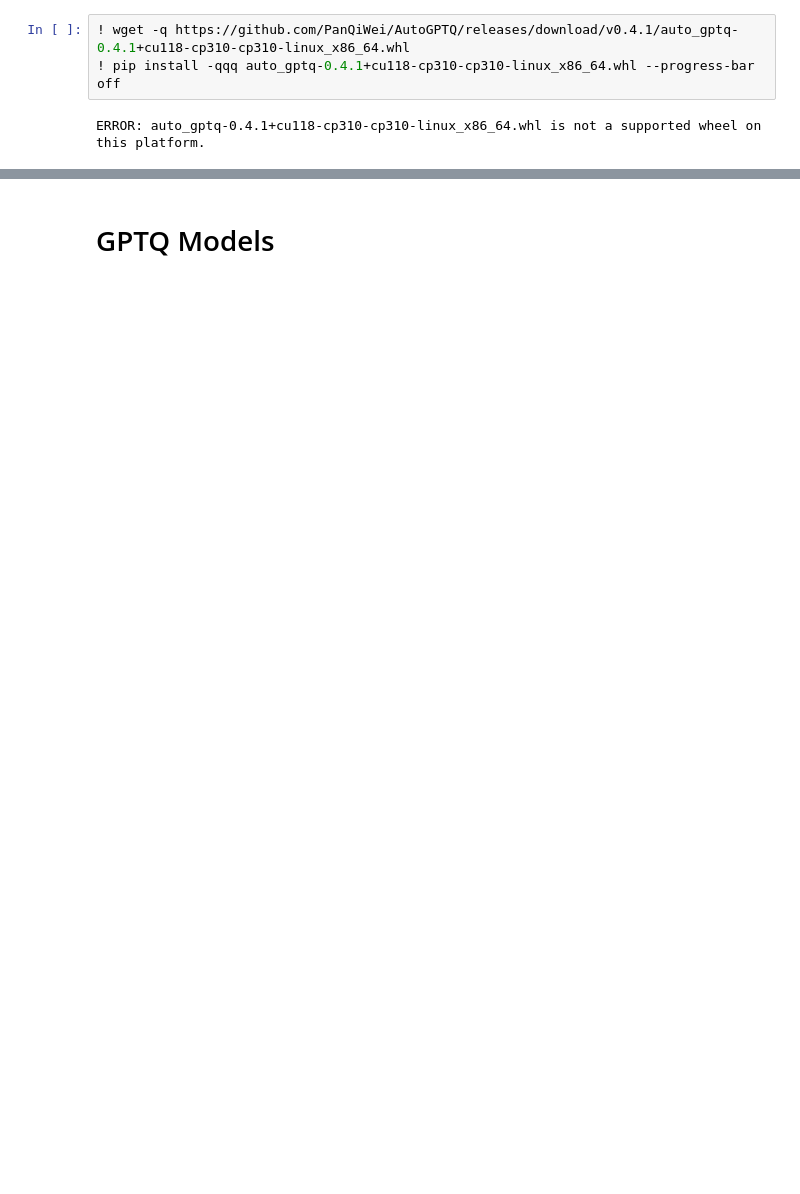
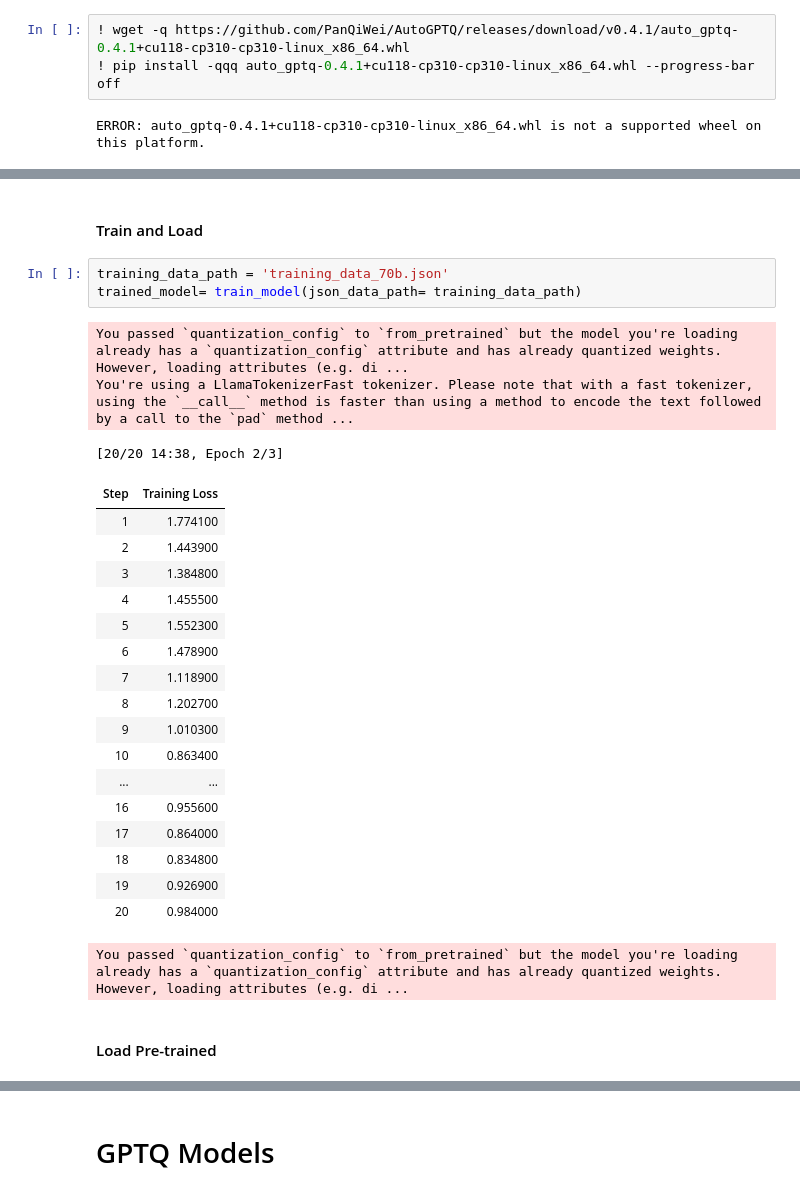
Before and after one commit to polyexplorer/open-llm, a Jupyter notebook: pdf_talk_v2.ipynb, the cells around one changed output, grey strips where cells are left out. Saved outputs shown, nothing was run; the diff lists cells and outputs as text; blank space fills up the shorter version.

Commit message:
Training Data + Updates

```diff
--- a/pdf_talk_v2.ipynb
+++ b/pdf_talk_v2.ipynb
@@ -158,0 +375,29 @@ qa_chain = RetrievalQA.from_chain_type(
+# %% [markdown]
+#### Train and Load
+# %%
+training_data_path = 'training_data_70b.json'
+trained_model= train_model(json_data_path= training_data_path)
+# %% [output]
+You passed `quantization_config` to `from_pretrained` but the model you're loading already has a `quantization_config` attribute and has already quantized weights. However, loading attributes (e.g. di ...
+You're using a LlamaTokenizerFast tokenizer. Please note that with a fast tokenizer, using the `__call__` method is faster than using a method to encode the text followed by a call to the `pad` method ...
+[20/20 14:38, Epoch 2/3]
+| Step | Training Loss |
+| 1 | 1.774100 |
+| 2 | 1.443900 |
+| 3 | 1.384800 |
+| 4 | 1.455500 |
+| 5 | 1.552300 |
+| 6 | 1.478900 |
+| 7 | 1.118900 |
+| 8 | 1.202700 |
+| 9 | 1.010300 |
+| 10 | 0.863400 |
+| ... | ... |
+| 16 | 0.955600 |
+| 17 | 0.864000 |
+| 18 | 0.834800 |
+| 19 | 0.926900 |
+| 20 | 0.984000 |
+You passed `quantization_config` to `from_pretrained` but the model you're loading already has a `quantization_config` attribute and has already quantized weights. However, loading attributes (e.g. di ...
+# %% [markdown]
+#### Load Pre-trained
```
Also changed, not shown: parts of 66 cells of this notebook, 2 other files.
